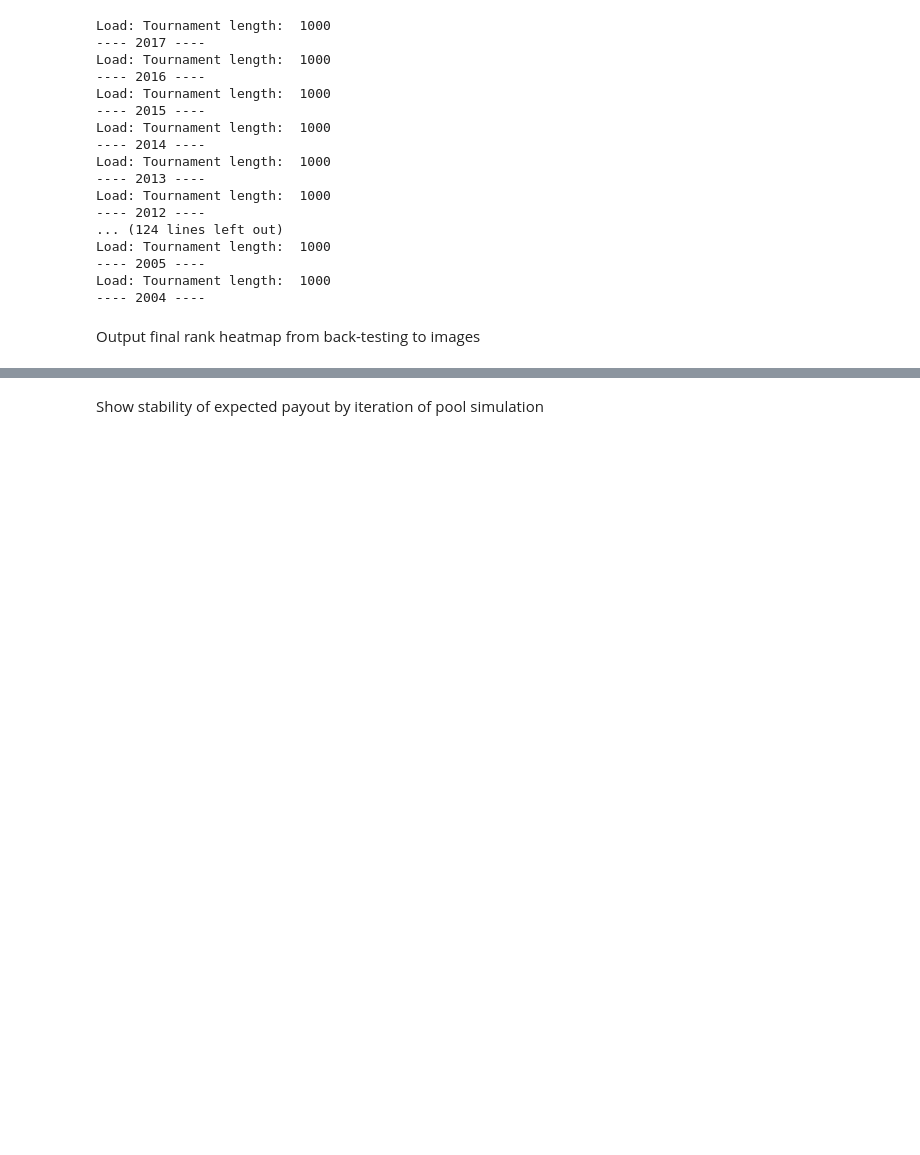
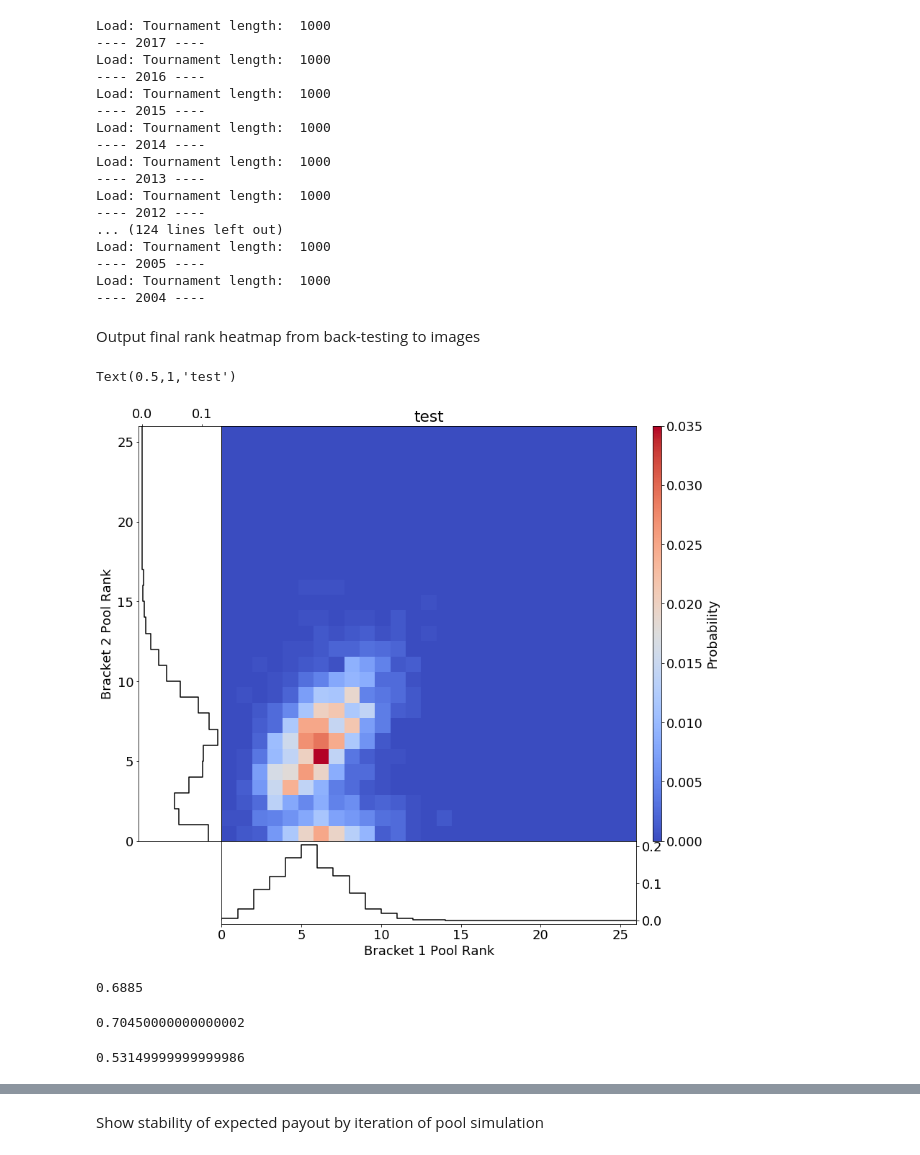
Before and after one commit to gshau/madBrackets, a Jupyter notebook: appModelTesting.ipynb, the cells around one changed output, grey strips where cells are left out. Saved outputs shown, nothing was run; the diff lists cells and outputs as text; code cells hidden in the pictures; blank space fills up the shorter version.

```diff
--- a/appModelTesting.ipynb
+++ b/appModelTesting.ipynb
@@ -83,0 +79,4 @@ Load: Tournament length:  1000
+# %%
+t=model.Tournament(2015)
+pool=model.Pool(t,poolSize=25,pointSystem=dict([(i+2, pointsByRound[i]) for i in np.arange(6)]))
+%lprun -f pool.simulatePool runPoolSim()
@@ -136,3 +139,50 @@ Load: Tournament length:  1000
 ---- 2004 ----
 # %% [markdown]
 Output final rank heatmap from back-testing to images
+# %%
+
+H=rankingArray.T
+xbins=range(H.shape[0])
+ybins=range(H.shape[1])
+
+fig = plt.figure(figsize=(16, 16))
+
+# define axes
+ax_Pxy = plt.axes((0.2, 0.34, 0.5, 0.5))
+ax_Px = plt.axes((0.2, 0.24, 0.5, 0.1))
+ax_Py = plt.axes((0.1, 0.34, 0.1, 0.5))
+ax_cb = plt.axes((0.72, 0.34, 0.01, 0.5))
+plt.axes(ax_Pxy)
+
+plt.imshow(H/H.sum(), interpolation='nearest', origin='lower', aspect='auto',
+           extent=[0, 2, 0, 2], cmap='coolwarm')
+plt.tick_params(axis='both', which='both', bottom='off', top='off', labelbottom='off', right='off', left='off', labelleft='off')
+
+cb = plt.colorbar(cax=ax_cb)
+cb.set_label('Probability')
+# cb.set_ticklabels(rotation=90)
+# plt.text(0, 1.02, r'$\times 10^{-3}$',
+#          transform=ax_cb.transAxes)
+
+# draw p(x) distribution
+ax_Px.plot(xbins, H.sum(0)/H.sum(), '-k', drawstyle='steps')
+ax_Px.tick_params(axis='both', which='both', bottom='on', top='off', labelbottom='on',
+                  right='on', labelright='on', left='off', labelleft='off')
+ax_Px.set_xlabel('Bracket 1 Pool Rank')
+ax_Px.set_xlim(0,len(H.sum(0))-1)
+ax_Px.margins(x=0)
+
+# draw p(y) distribution
+# ax_Px.yaxis.set_ticks([0])
+ax_Py.plot(H.sum(1)/H.sum(), ybins, '-k', drawstyle='steps')
+# ax_Py.tick_params(axis='y', which='both', bottom='off', top='off', labelbottom='off', right='off', left='off', labelleft='off')
+ax_Py.tick_params(axis='both', which='both', bottom='off', top='on', labeltop='on', labelbottom='off', right='off', left='on', labelleft='on')
+# ax_Py.xaxis.set_ticks([0])
+ax_Py.set_ylabel('Bracket 2 Pool Rank')
+ax_Py.set_ylim(0,len(H.sum(1))-1)
+ax_Py.margins(y=0)
+
+plt.title('Joint Probability, Backtest '+str(year))
+# %% [output]
+Text(0.5,1,'test')
+[figure, added]
@@ -138,0 +195,12 @@ Output final rank heatmap from back-testing to images
+# %%
+1-H[:3,:].sum()
+# %% [output]
+0.6885
+# %%
+1-H[:,:3].sum()
+# %% [output]
+0.70450000000000002
+# %%
+1-H[3:,3:].sum()
+# %% [output]
+0.53149999999999986
```
Also changed, not shown: parts of 9 cells of this notebook, 15 other files.
